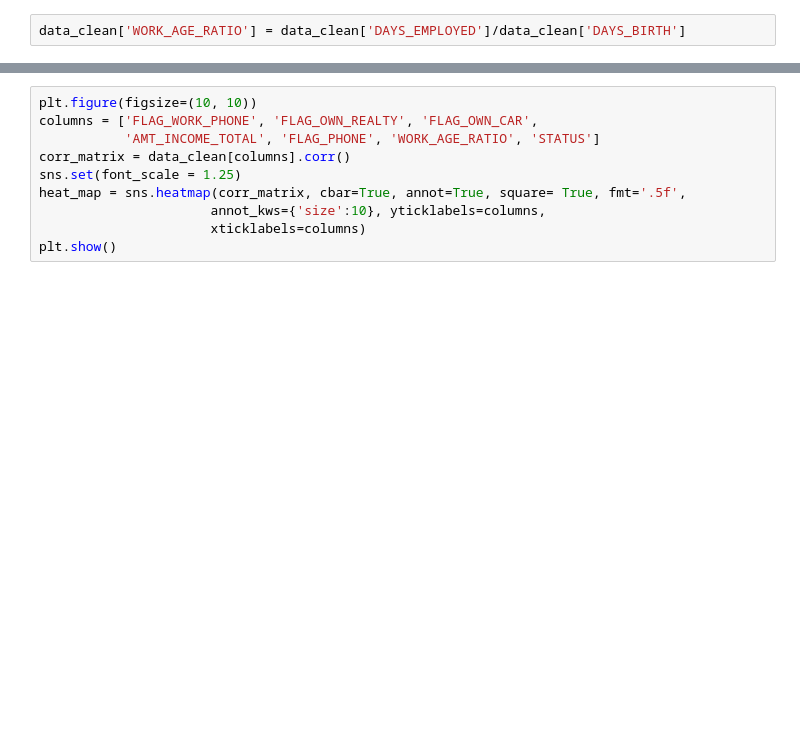
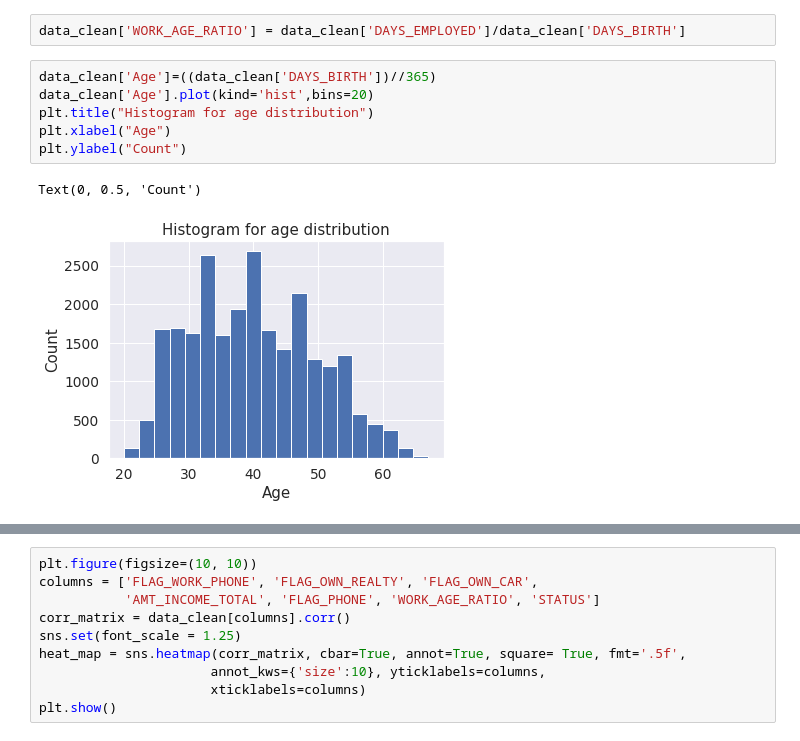
Before and after one commit to Stelvlen/MATH-509, a Jupyter notebook: STAT_509_Final_Project_edition_1.ipynb, the cells around one changed output, grey strips where cells are left out. Drawn from its saved outputs; the diff is of its cells as text; blank space fills up the shorter version.

Commit message:
Added histogram for some variables.

```diff
--- a/STAT_509_Final_Project_edition_1.ipynb
+++ b/STAT_509_Final_Project_edition_1.ipynb
@@ -238,3 +235,12 @@ STATUS                    int64
 dtype: object
 # %%
 data_clean['WORK_AGE_RATIO'] = data_clean['DAYS_EMPLOYED']/data_clean['DAYS_BIRTH']
+# %%
+data_clean['Age']=((data_clean['DAYS_BIRTH'])//365)
+data_clean['Age'].plot(kind='hist',bins=20)
+plt.title("Histogram for age distribution")
+plt.xlabel("Age")
+plt.ylabel("Count")
+# %% [output]
+Text(0, 0.5, 'Count')
+[figure, added]
```
Also changed, not shown: parts of 12 cells of this notebook.
